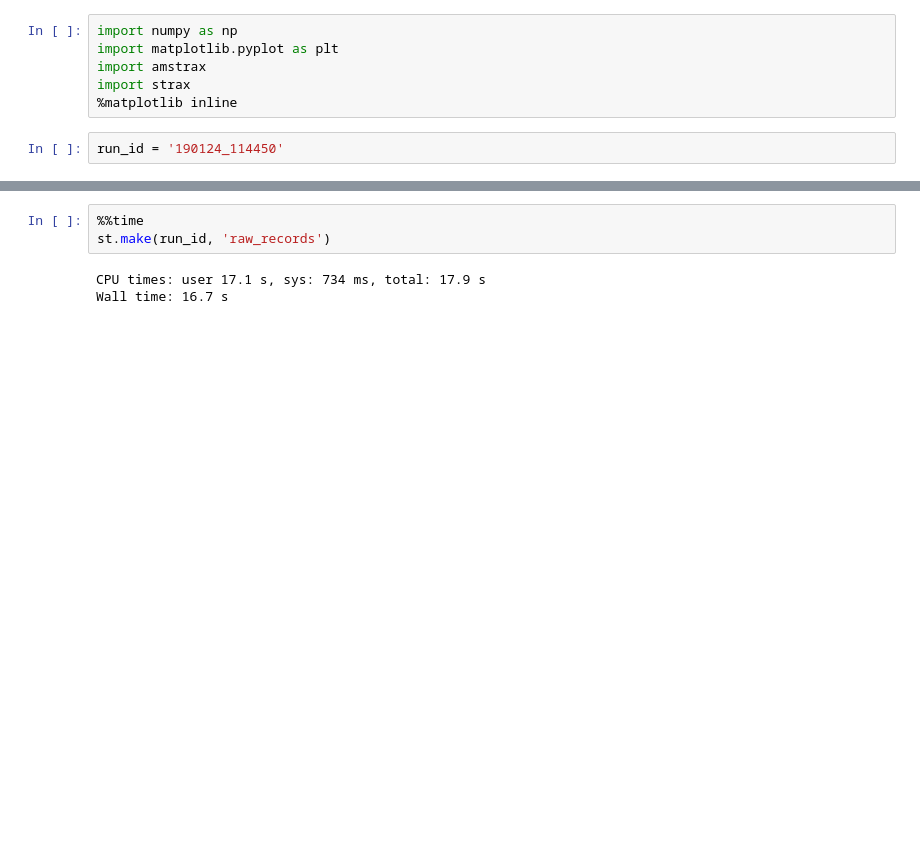
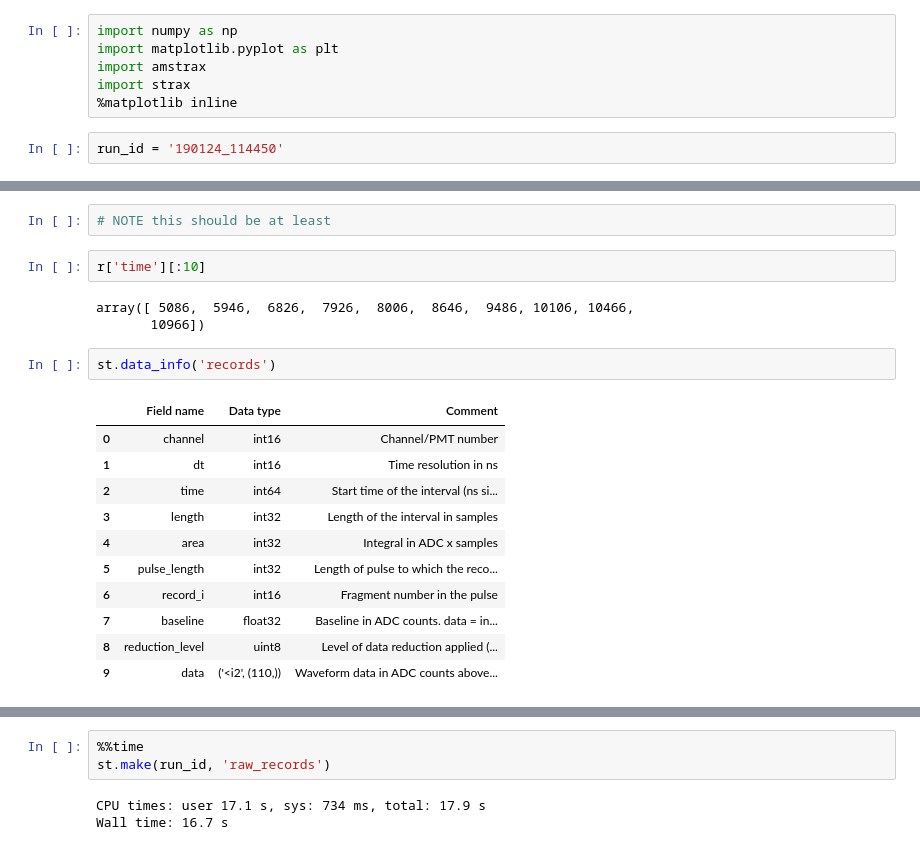
Before and after one commit to XAMS-nikhef/amstrax, a Jupyter notebook: notebooks/mongo_interface_test.ipynb, the cells around one changed output, grey strips where cells are left out. Cells and saved outputs as stored; diff of their text form; blank space fills up the shorter version.

```diff
--- a/notebooks/mongo_interface_test.ipynb
+++ b/notebooks/mongo_interface_test.ipynb
@@ -23,0 +202,21 @@ rr = st.get_array(run_id, 'raw_records')
+# %%
+# NOTE this should be at least
+# %%
+r['time'][:10]
+# %% [output]
+array([ 5086,  5946,  6826,  7926,  8006,  8646,  9486, 10106, 10466,
+       10966])
+# %%
+st.data_info('records')
+# %% [output]
+|  | Field name | Data type | Comment |
+| 0 | channel | int16 | Channel/PMT number |
+| 1 | dt | int16 | Time resolution in ns |
+| 2 | time | int64 | Start time of the interval (ns si... |
+| 3 | length | int32 | Length of the interval in samples |
+| 4 | area | int32 | Integral in ADC x samples |
+| 5 | pulse_length | int32 | Length of pulse to which the reco... |
+| 6 | record_i | int16 | Fragment number in the pulse |
+| 7 | baseline | float32 | Baseline in ADC counts. data = in... |
+| 8 | reduction_level | uint8 | Level of data reduction applied (... |
+| 9 | data | ('<i2', (110,)) | Waveform data in ADC counts above... |
```
Also changed, not shown: parts of 31 cells of this notebook, 1 other file.
